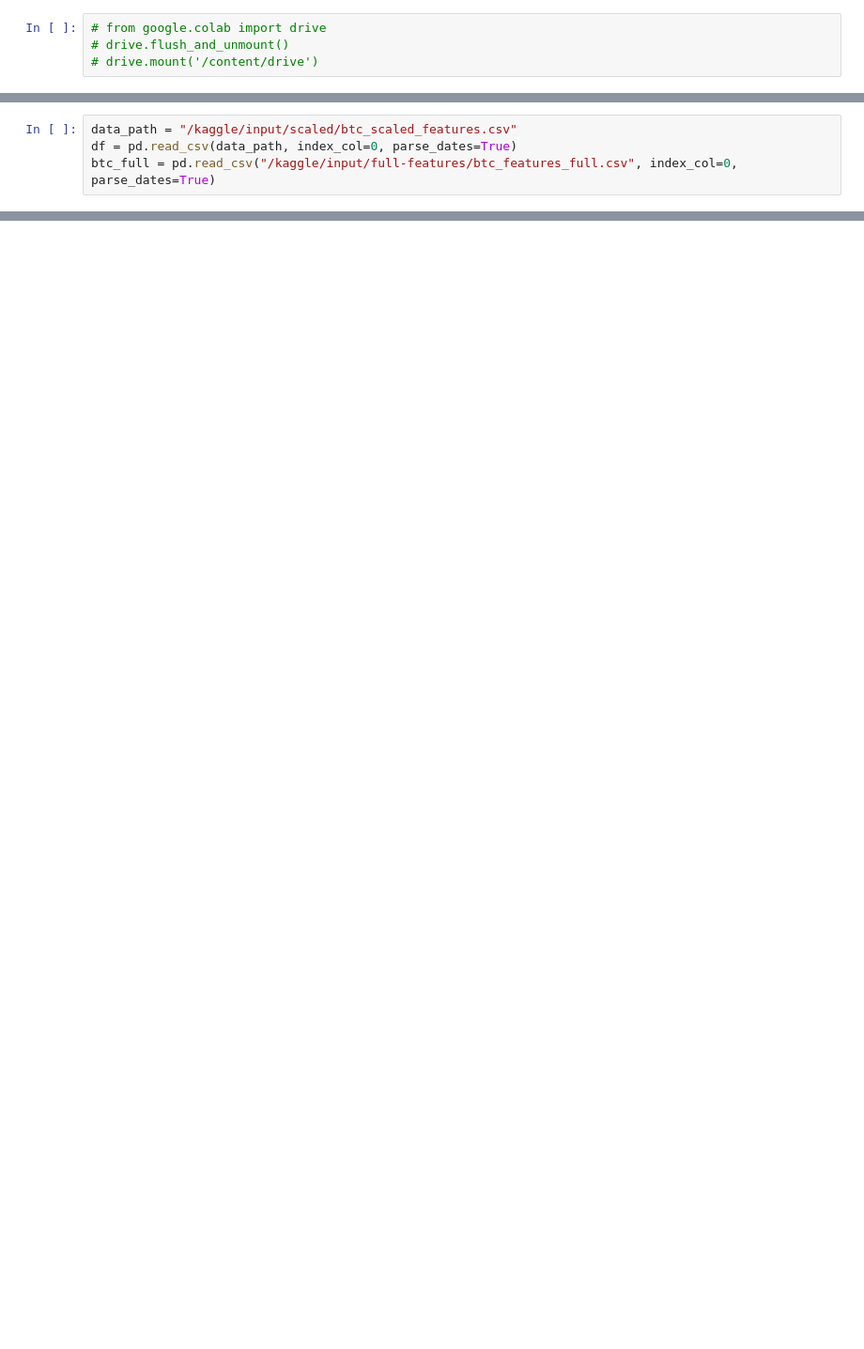
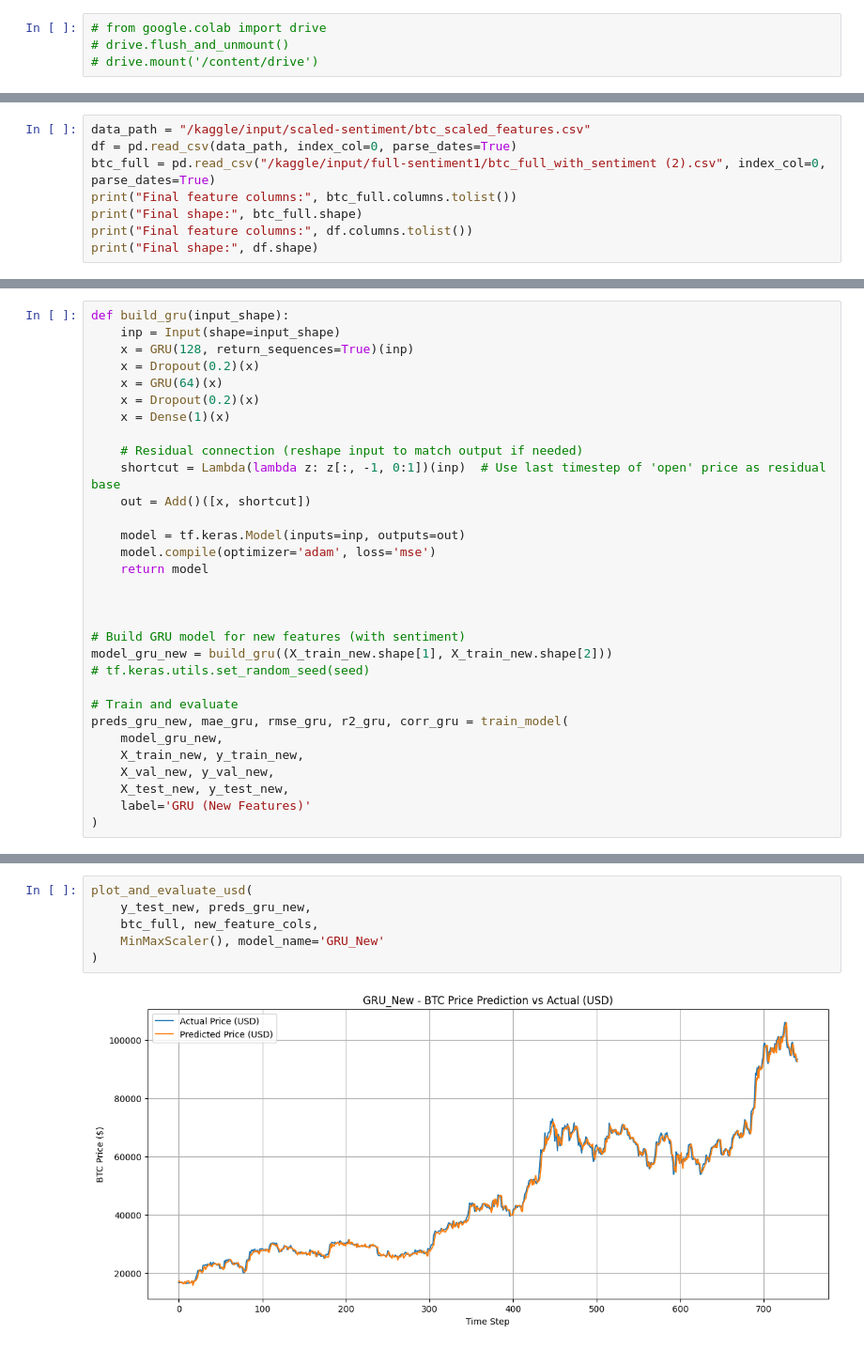
Before and after one commit to Shriniwas21/CryptoPricePrediction, a Jupyter notebook: notebooks/02_model_training.ipynb, the cells around one changed output, grey strips where cells are left out. Shown: that part at 94% size. Drawn from its saved outputs; the diff is of its cells as text; blank space fills up the shorter version.

Commit message:
Added sentiment data and modified GRU architecture

```diff
--- a/notebooks/02_model_training.ipynb
+++ b/notebooks/02_model_training.ipynb
@@ -15,4 +28,8 @@ import matplotlib.pyplot as plt
 # %%
-data_path = "/kaggle/input/scaled/btc_scaled_features.csv"
+data_path = "/kaggle/input/scaled-sentiment/btc_scaled_features.csv"
 df = pd.read_csv(data_path, index_col=0, parse_dates=True)
-btc_full = pd.read_csv("/kaggle/input/full-features/btc_features_full.csv", index_col=0, parse_dates=True)
+btc_full = pd.read_csv("/kaggle/input/full-sentiment1/btc_full_with_sentiment (2).csv", index_col=0, parse_dates=True)
+print("Final feature columns:", btc_full.columns.tolist())
+print("Final shape:", btc_full.shape)
+print("Final feature columns:", df.columns.tolist())
+print("Final shape:", df.shape)
@@ -208,0 +185,31 @@ GRU Pearson Corr: 0.9956043295113505
+# %%
+def build_gru(input_shape):
+    inp = Input(shape=input_shape)
+    x = GRU(128, return_sequences=True)(inp)
+    x = Dropout(0.2)(x)
+    x = GRU(64)(x)
+    x = Dropout(0.2)(x)
+    x = Dense(1)(x)
+
+    # Residual connection (reshape input to match output if needed)
+    shortcut = Lambda(lambda z: z[:, -1, 0:1])(inp)  # Use last timestep of 'open' price as residual base
+    out = Add()([x, shortcut])
+
+    model = tf.keras.Model(inputs=inp, outputs=out)
+    model.compile(optimizer='adam', loss='mse')
+    return model
+
+
+
+# Build GRU model for new features (with sentiment)
+model_gru_new = build_gru((X_train_new.shape[1], X_train_new.shape[2]))
+# tf.keras.utils.set_random_seed(seed)
+
+# Train and evaluate
+preds_gru_new, mae_gru, rmse_gru, r2_gru, corr_gru = train_model(
+    model_gru_new,
+    X_train_new, y_train_new,
+    X_val_new, y_val_new,
+    X_test_new, y_test_new,
+    label='GRU (New Features)'
+)
@@ -208,0 +234,8 @@ GRU Pearson Corr: 0.9956043295113505
+# %%
+plot_and_evaluate_usd(
+    y_test_new, preds_gru_new,
+    btc_full, new_feature_cols,
+    MinMaxScaler(), model_name='GRU_New'
+)
+# %% [output]
+[figure, added]
```
Also changed, not shown: parts of 26 cells of this notebook, 10 other files.
